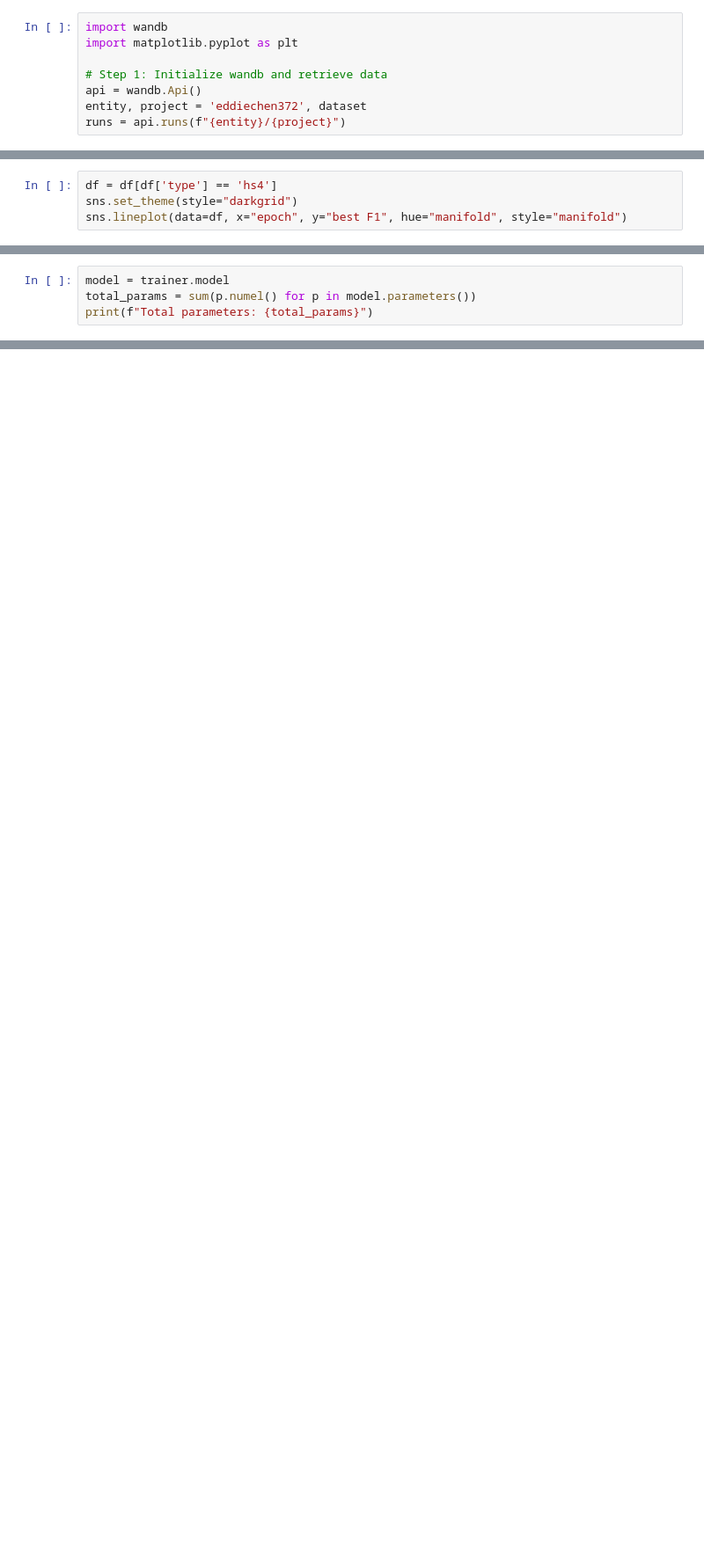
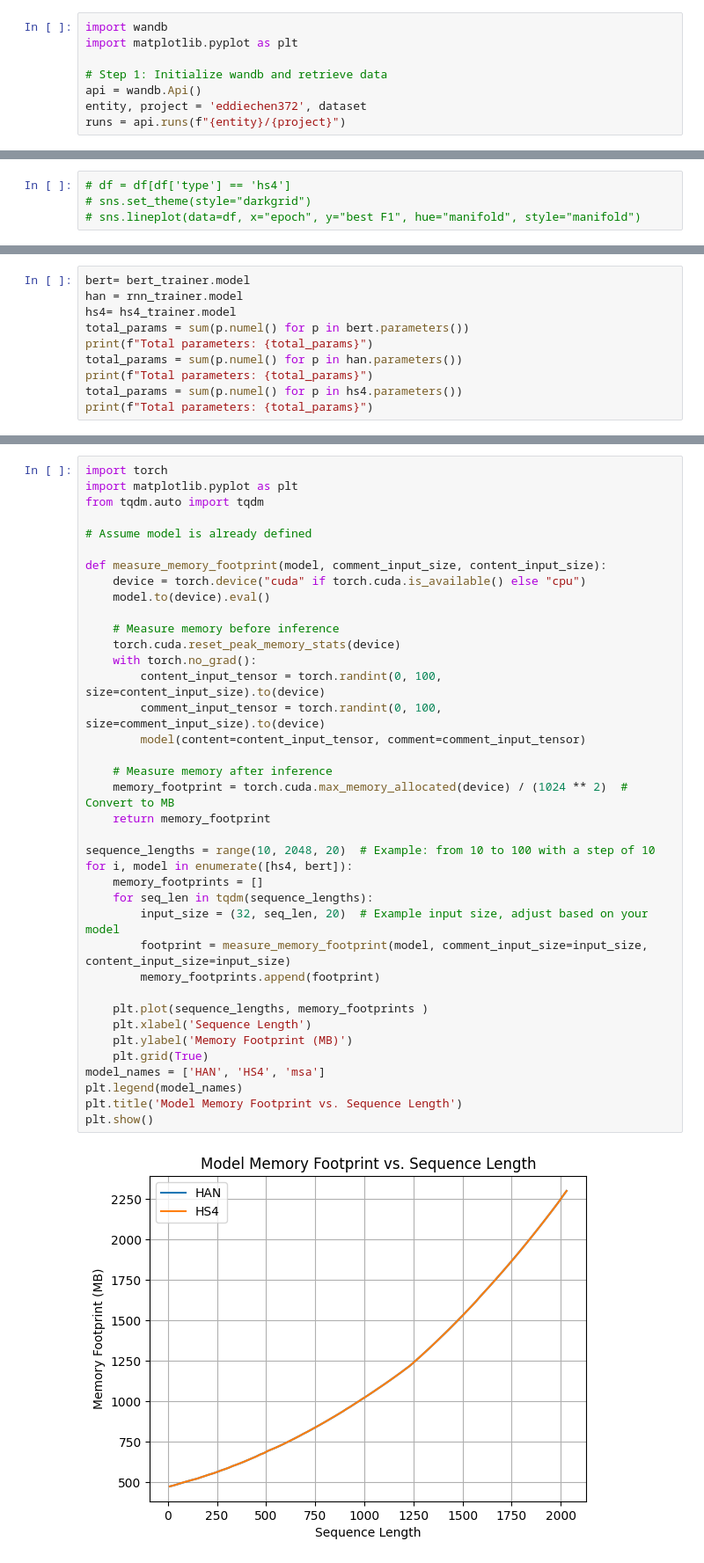
Before and after one commit to hchautran/Hyphen, a Jupyter notebook: test.ipynb, the cells around one changed output, grey strips where cells are left out. Shown: that part at 88% size. Saved outputs shown, nothing was run; the diff lists cells and outputs as text; blank space fills up the shorter version.

```diff
--- a/test.ipynb
+++ b/test.ipynb
@@ -110,4 +94,4 @@ for run in tqdm(runs):
 # %%
-df = df[df['type'] == 'hs4']
-sns.set_theme(style="darkgrid")
-sns.lineplot(data=df, x="epoch", y="best F1", hue="manifold", style="manifold")
+# df = df[df['type'] == 'hs4']
+# sns.set_theme(style="darkgrid")
+# sns.lineplot(data=df, x="epoch", y="best F1", hue="manifold", style="manifold")
@@ -213,4 +191,0 @@ Self CUDA time total: 6.422s
-# %%
-model = trainer.model
-total_params = sum(p.numel() for p in model.parameters())
-print(f"Total parameters: {total_params}")
@@ -218,0 +192,10 @@ Total parameters: 12604461
+# %%
+bert= bert_trainer.model
+han = rnn_trainer.model
+hs4= hs4_trainer.model
+total_params = sum(p.numel() for p in bert.parameters())
+print(f"Total parameters: {total_params}")
+total_params = sum(p.numel() for p in han.parameters())
+print(f"Total parameters: {total_params}")
+total_params = sum(p.numel() for p in hs4.parameters())
+print(f"Total parameters: {total_params}")
@@ -218,0 +206,40 @@ Total parameters: 12604461
+# %%
+import torch
+import matplotlib.pyplot as plt
+from tqdm.auto import tqdm
+
+# Assume model is already defined
+
+def measure_memory_footprint(model, comment_input_size, content_input_size):
+    device = torch.device("cuda" if torch.cuda.is_available() else "cpu")
+    model.to(device).eval()
+
+    # Measure memory before inference
+    torch.cuda.reset_peak_memory_stats(device)
+    with torch.no_grad():
+        content_input_tensor = torch.randint(0, 100, size=content_input_size).to(device)
+        comment_input_tensor = torch.randint(0, 100, size=comment_input_size).to(device)
+        model(content=content_input_tensor, comment=comment_input_tensor)
+
+    # Measure memory after inference
+    memory_footprint = torch.cuda.max_memory_allocated(device) / (1024 ** 2)  # Convert to MB
+    return memory_footprint
+
+sequence_lengths = range(10, 2048, 20)  # Example: from 10 to 100 with a step of 10
+for i, model in enumerate([hs4, bert]):
+    memory_footprints = []
+    for seq_len in tqdm(sequence_lengths):
+        input_size = (32, seq_len, 20)  # Example input size, adjust based on your model
+        footprint = measure_memory_footprint(model, comment_input_size=input_size, content_input_size=input_size)
+        memory_footprints.append(footprint)
+
+    plt.plot(sequence_lengths, memory_footprints )
+    plt.xlabel('Sequence Length')
+    plt.ylabel('Memory Footprint (MB)')
+    plt.grid(True)
+model_names = ['HAN', 'HS4', 'msa']
+plt.legend(model_names)
+plt.title('Model Memory Footprint vs. Sequence Length')
+plt.show()
+# %% [output]
+[figure, added]
```
Also changed, not shown: parts of 7 cells of this notebook, 6 other files.
